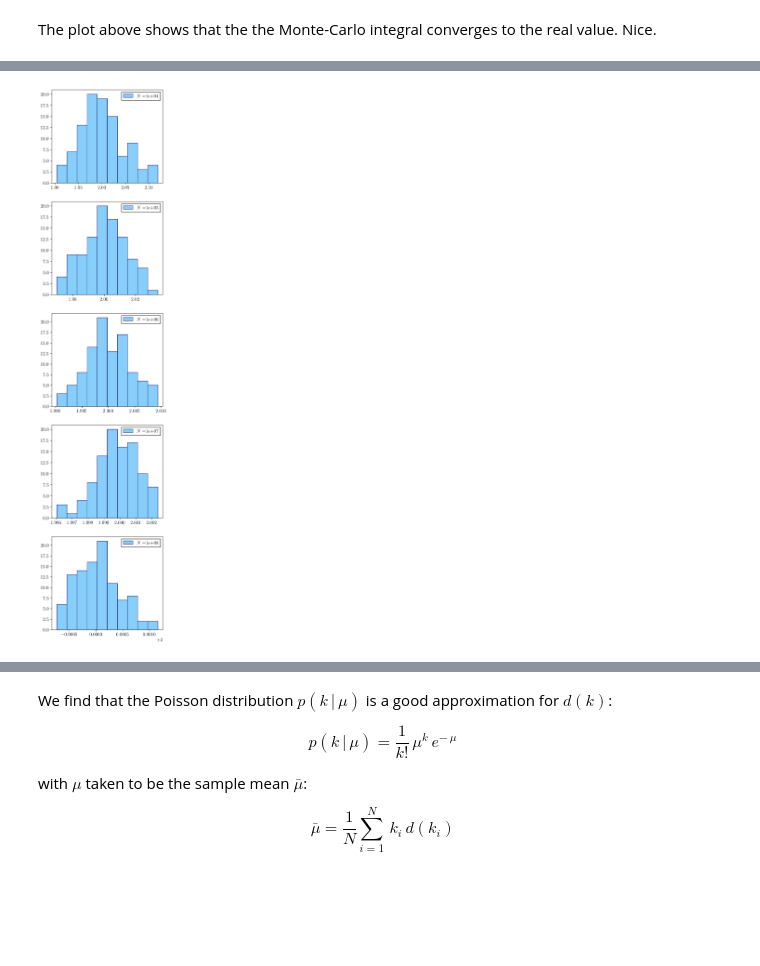
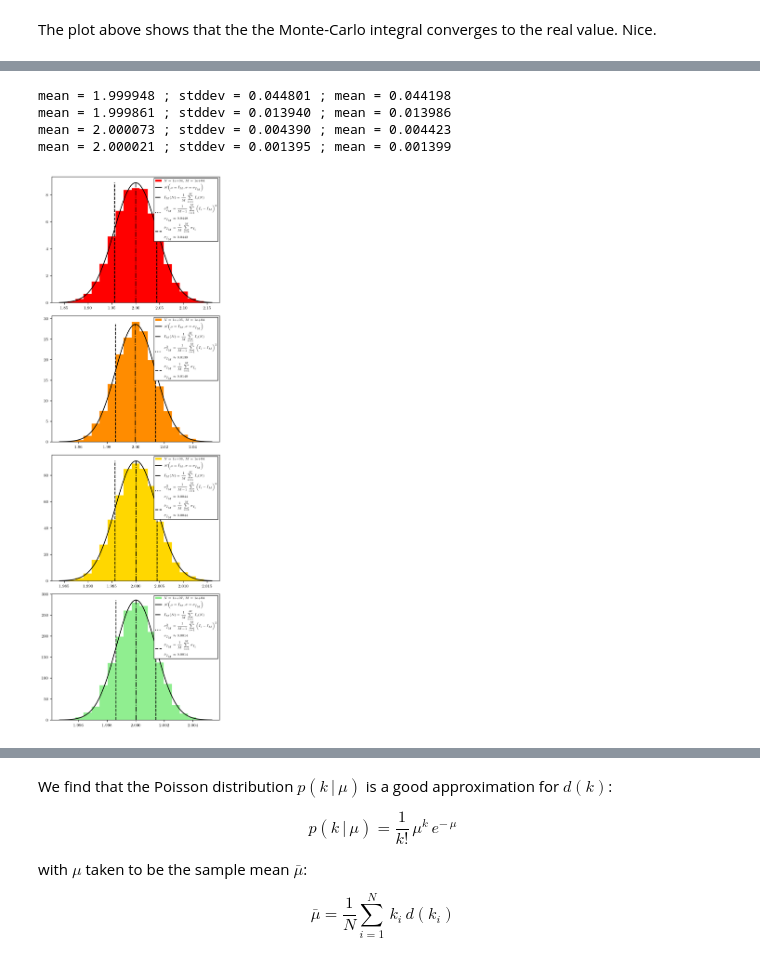
Before and after one commit to Andrea-Pierini/astrostatistics_bicocca_2022-1, a Jupyter notebook: working/L03.ipynb, the cells around one changed output, grey strips where cells are left out. Cells and saved outputs as stored; diff of their text form; code cells hidden in the pictures; blank space fills up the shorter version.

```diff
--- a/working/L03.ipynb
+++ b/working/L03.ipynb
@@ -14,12 +14,14 @@ import matplotlib.colors		as     colors
 from   matplotlib				import rc
 from   matplotlib.gridspec		import GridSpec
 from   scipy.stats              import norm, poisson
+from   sys                      import stdout
+
 
 plt.rcParams.update({
     "text.usetex": True,
     "font.family": "serif",
     "font.serif" : ["Times New Roman"],
-	"font.size"  : 10,
+	"font.size"  : 8,
     "figure.dpi" : 300
     })
 plt.rc('text.latex', preamble=r'\usepackage{amssymb}')
@@ -312,8 +443,70 @@ $$
 # %%
-fig , ax = plt.subplots(len(N),1,figsize=(5,25))
+N = [ int(1e4), int(1e5), int(1e6), int(1e7) ] # , int(1e8) ]
 
-for i in range(len(N)):
-    ax[i].hist( I_distr[i,:], bins=10, density=False, label='$N = ${:.0e}'.format(float(N[i])), color='lightskyblue', edgecolor='midnightblue')
-    ax[i].legend(frameon=True, framealpha=1, fancybox=False, edgecolor='black', loc=1)
+fig , ax = plt.subplots(len(N),1,figsize=(5,15))
+
+color_array = ['red','darkorange','gold','lightgreen','lightskyblue','navy','darkviolet']
+bin_array   = [
+    np.linspace(start=I_tru-0.08*I_tru,     stop=I_tru+0.08*I_tru    , num=20), # bins for N = 1e4
+    np.linspace(start=I_tru-0.08*I_tru/3  , stop=I_tru+0.08*I_tru/3  , num=20), # bins for N = 1e5
+    np.linspace(start=I_tru-0.08*I_tru/10 , stop=I_tru+0.08*I_tru/10 , num=20), # bins for N = 1e6
+    np.linspace(start=I_tru-0.08*I_tru/30 , stop=I_tru+0.08*I_tru/30 , num=20), # bins for N = 1e7
+    np.linspace(start=I_tru-0.08*I_tru/100, stop=I_tru+0.08*I_tru/100, num=20)  # bins for N = 1e8 if present
+]
+
+# ax.set_xlim((bin_array[0].min(),bin_array[0].max()))
+
+# plot the M MonteCarlo integrals for each N:
+for j, n in enumerate(N):
+    ax[j].hist( I_avg_ji[j,:], bins=bin_array[j], density=True, label='$N = $ {:.0e}, $M = $ {:.0e}'.format(n,M), color=color_array[j])
+
+avg_avg_j = np.zeros(len(N))
+std_avg_j = np.zeros(len(N))
+avg_std_j = np.zeros(len(N))
+for j , n in enumerate(N):
+    m = np.mean( I_avg_ji[j,:] )
+    s = np.std( I_avg_ji[j,:] , ddof=1)
+    a = np.mean( I_std_ji[j,:] )
+    avg_avg_j[j] = m
+    std_avg_j[j] = s
+    avg_std_j[j] = a
+    print("mean = {:.6f} ; stddev = {:.6f} ; mean = {:.6f}".format(m,s,a))
+
+xvars = [
+    np.linspace(start=I_tru-0.08*I_tru,     stop=I_tru+0.08*I_tru    , num=300), # bins for N = 1e4
+    np.linspace(start=I_tru-0.08*I_tru/3  , stop=I_tru+0.08*I_tru/3  , num=300), # bins for N = 1e5
+    np.linspace(start=I_tru-0.08*I_tru/10 , stop=I_tru+0.08*I_tru/10 , num=300), # bins for N = 1e6
+    np.linspace(start=I_tru-0.08*I_tru/30 , stop=I_tru+0.08*I_tru/30 , num=300), # bins for N = 1e7
+    np.linspace(start=I_tru-0.08*I_tru/100, stop=I_tru+0.08*I_tru/100, num=300)  # bins for N = 1e8 if present
+]
+
+for j, n in enumerate(N):
+    v = xvars[j]
+    M_gauss_N = norm(loc=avg_avg_j[j],scale=std_avg_j[j])
+    u = M_gauss_N.pdf(v)
+
+    justalabel_n = r'$\mathcal{N} \big( \mu = \bar{I}_M, \sigma = \sigma_{ \bar{I}_M } \big) $'
+    justalabel_m = r'$\bar{I}_M(N) =  {\displaystyle \frac{1}{M} \, \sum_{i=1}^M} \,\,\bar{I}_i(N)$'
+    justalabel_s = r'$\sigma_{ \bar{I}_M }^2 = {\displaystyle \frac{1}{M\!-\!1} \, \sum_{i=1}^M} \,\,\big( \bar{I}_i - \bar{I}_M \big)^2$'
+    justalabel_s += '\n\n' + r'$ \sigma_{ \bar{I}_M } \approx $' + ' {:.4f}'.format( std_avg_j[j] )
+    justalabel_a = r'$\bar{\sigma}_{\bar{I}_M} = {\displaystyle \frac{1}{M} \, \sum_{i=1}^M} \,\, \sigma_{\bar{I}_i}$'
+    justalabel_a += '\n\n' + r'$\bar{\sigma}_{ \bar{I}_M } \approx $' + ' {:.4f}'.format( avg_std_j[j] )
+
+    ax[j].plot(v,u, label=justalabel_n, color='black',ls='-') # color_array[j]
+    ax[j].vlines(avg_avg_j[j],              ymin=0, ymax=np.max(u), color='black', label=justalabel_m, ls='-.') # color=color_array[j]
+    ax[j].vlines(avg_avg_j[j]+std_avg_j[j], ymin=0, ymax=np.max(u), color='black', label=justalabel_s, ls=':' ) # color=color_array[j]
+    ax[j].vlines(avg_avg_j[j]+avg_std_j[j], ymin=0, ymax=np.max(u), color='black', label=justalabel_a, ls='--') # color=color_array[j]
+    ax[j].vlines(avg_avg_j[j]-std_avg_j[j], ymin=0, ymax=np.max(u), color='black', label='', ls=':' ) # color=color_array[j]
+    ax[j].vlines(avg_avg_j[j]-avg_std_j[j], ymin=0, ymax=np.max(u), color='black', label='', ls='--') # color=color_array[j]
+
+    ax[j].legend(frameon=True, framealpha=1, fancybox=False, edgecolor='black', loc=1, fontsize=6)
+
+# save figure
+fig.tight_layout()
+fig.savefig('./L03_images/L03_Monte-Carlo__distribs.pdf', bbox_inches='tight')
 # %% [output]
+mean = 1.999948 ; stddev = 0.044801 ; mean = 0.044198
+mean = 1.999861 ; stddev = 0.013940 ; mean = 0.013986
+mean = 2.000073 ; stddev = 0.004390 ; mean = 0.004423
+mean = 2.000021 ; stddev = 0.001395 ; mean = 0.001399
-[figure, old version]
+[figure, new version]
```
Also changed, not shown: parts of 13 cells of this notebook, 7 other files.
